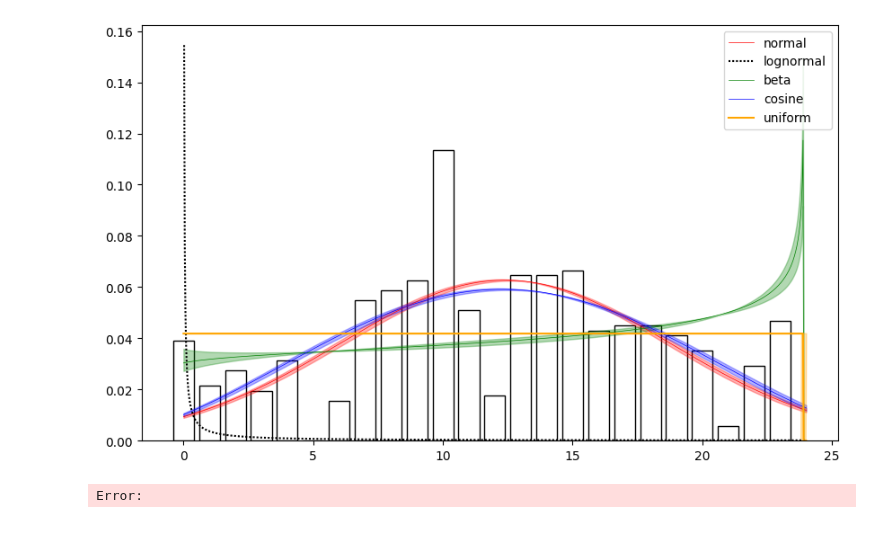
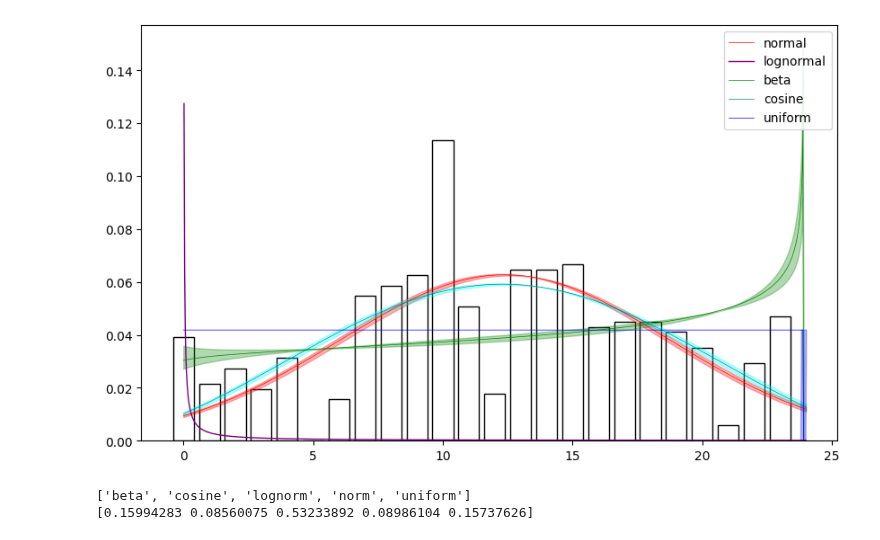
Before and after one commit to IoanPJ/Final_year_project_IMPJ, a Jupyter notebook: Search Area Curve Fitting/plotting.ipynb, the cells around one changed output. Saved outputs shown, nothing was run; the diff lists cells and outputs as text; code cells hidden in the pictures.

```diff
--- a/Search Area Curve Fitting/plotting.ipynb
+++ b/Search Area Curve Fitting/plotting.ipynb
@@ -32,37 +32,58 @@ norm_mean_err = 0.2
 norm_dev_err = 0.03
 beta_a_err=0.07
 beta_b_err=0.05
 beta_c_err=0.3
 beta_d_err=0.3
 cosine_a_err=0.2
 cosine_b_err=0.03
+ln_s_err=6
+ln_loc_err=0
+ln_scale_err=1e-06
 
 ax.bar(totals['Bin Number'],rdgavgs/sum(rdgavgs),color='white',edgecolor='black')
 
 ax.plot(x,norm.pdf(x,12.4,6.36),color='red',label='normal',linewidth=0.5)
 ax.fill_between(x,norm.pdf(x,12.4-norm_mean_err,6.36-norm_dev_err),
                 norm.pdf(x,12.4+norm_mean_err,6.36+norm_dev_err),color='red',alpha=0.3)
 
-ax.plot(x,lognorm.pdf(x,107.14,-5e-324,4.647e-06),color='black',linestyle='dashed',dashes=(1,1),label='lognormal')
+ax.plot(x,lognorm.pdf(x,130,-5e-324,3e-06),color='purple',label='lognormal',linewidth=1)
+ax.fill_between(x,lognorm.pdf(x,130+ln_s_err,-5e-324-ln_loc_err,1e-06+ln_scale_err),
+                lognorm.pdf(x,130-ln_s_err,-5e-324+ln_loc_err,1e-06-ln_scale_err)
+                ,color='red')
 
 ax.plot(x,beta.pdf(x,1.04,0.83,-0.6,24.5),color='green',label='beta',linewidth=0.5)
 ax.fill_between(x,beta.pdf(x,1.04+beta_a_err,0.83+beta_b_err,-0.6-beta_c_err,24.5+beta_d_err),
                 beta.pdf(x,1.04-beta_a_err,0.83-beta_b_err,-0.6+beta_c_err,24.5-beta_d_err),
                 color='green',alpha=0.3)
 
 
-ax.plot(x,cosine.pdf(x,12.3,5.38),color='blue',label='cosine',linewidth=0.5)
+ax.plot(x,cosine.pdf(x,12.3,5.38),color='darkcyan',label='cosine',linewidth=0.5)
 ax.fill_between(x,cosine.pdf(x,12.3+cosine_a_err,5.38+cosine_b_err),
-                cosine.pdf(x,12.3-cosine_a_err,5.38-cosine_b_err),color='blue',alpha=0.3)
+                cosine.pdf(x,12.3-cosine_a_err,5.38-cosine_b_err),color='cyan',alpha=0.3)
 
-ax.plot(x,uniform.pdf(x,0,23.9),label='uniform',color='orange')
+ax.plot(x,uniform.pdf(x,0,23.9),label='uniform',color='blue',linewidth=0.5)
 ax.fill_between(x,uniform.pdf(x,24,24),uniform.pdf(x,23.8,23.8),
-                                color='orange',alpha=0.3)
+                                color='blue',alpha=0.3)
 
 
 #ax.set_ylim(0,0.065)
 ax.legend(fontsize=10)
 plt.show()
 # %% [output]
-[figure, old version]
+[figure, new version]
-Error:
+# %%
+dists = ['beta','cosine','lognorm','norm','uniform']
+
+KS = np.zeros(10)
+KS_av = np.zeros(len(dists))
+for k in range (0,len(dists)):
+    for i in range(1,11):
+        tempdf=pd.read_csv('fit_results_'+dists[k]+'_'+str(i)+'.csv')
+        KS[i-1] = tempdf['KS Statistic'][0]
+    KS_av[k] = sum(KS)/len(KS)
+
+print(dists)
+print(KS_av)
+# %% [output]
+['beta', 'cosine', 'lognorm', 'norm', 'uniform']
+[0.15994283 0.08560075 0.53233892 0.08986104 0.15737626]
```
Also changed, not shown: 26 other files.
